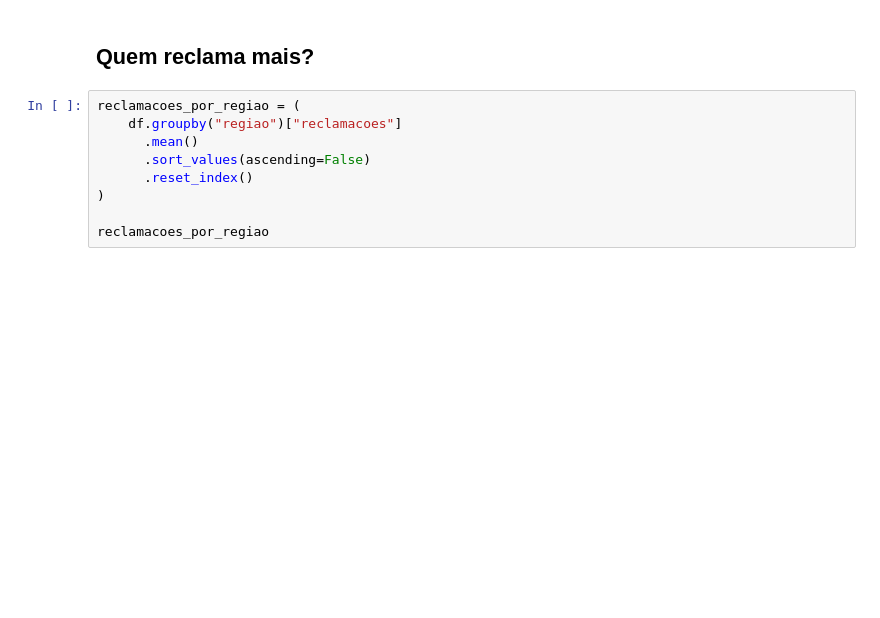
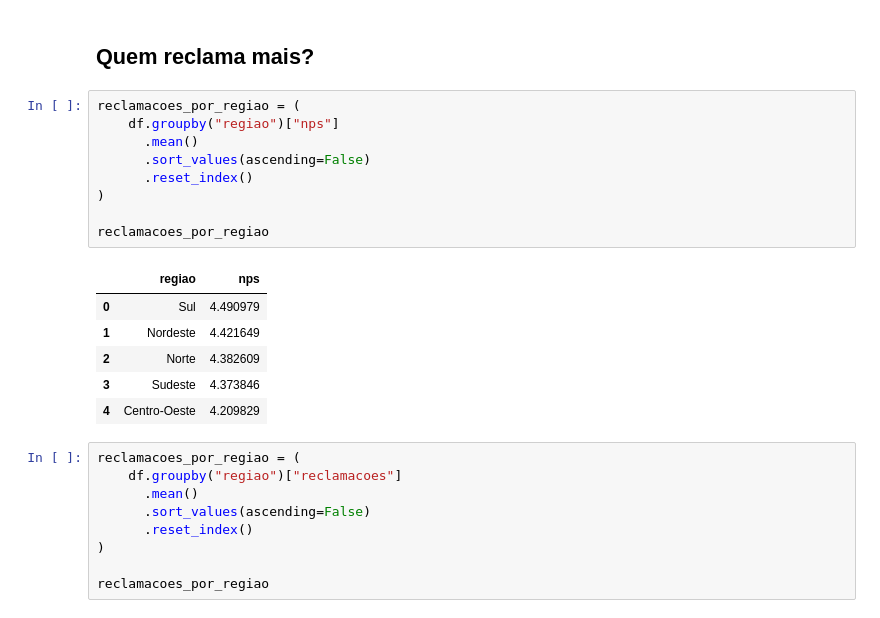
Before and after one commit to suelenpaulapramos/TechChallenge-NPS, a Jupyter notebook: notebooks/01_Analise_NPS.ipynb, the cells around one changed output. Saved outputs shown, nothing was run; the diff lists cells and outputs as text; blank space fills up the shorter version.

```diff
--- a/notebooks/01_Analise_NPS.ipynb
+++ b/notebooks/01_Analise_NPS.ipynb
@@ -789,6 +803,22 @@ A partir desses resultados, as próximas análises serão direcionadas para um n
 Nesta seção respondemos, para cada indicador, **qual região** apresenta os maiores valores médios/totais. Isso ajuda a identificar se algum grupo de clientes concentra mais reclamações, espera, atraso, contatos, compras ou desconto.
 # %% [markdown]
 ## Quem reclama mais?
+# %%
+reclamacoes_por_regiao = (
+    df.groupby("regiao")["nps"]
+      .mean()
+      .sort_values(ascending=False)
+      .reset_index()
+)
+
+reclamacoes_por_regiao
+# %% [output]
+|  | regiao | nps |
+| 0 | Sul | 4.490979 |
+| 1 | Nordeste | 4.421649 |
+| 2 | Norte | 4.382609 |
+| 3 | Sudeste | 4.373846 |
+| 4 | Centro-Oeste | 4.209829 |
 # %%
 reclamacoes_por_regiao = (
     df.groupby("regiao")["reclamacoes"]
```
Also changed, not shown: parts of 2 cells of this notebook, 2 other files.
